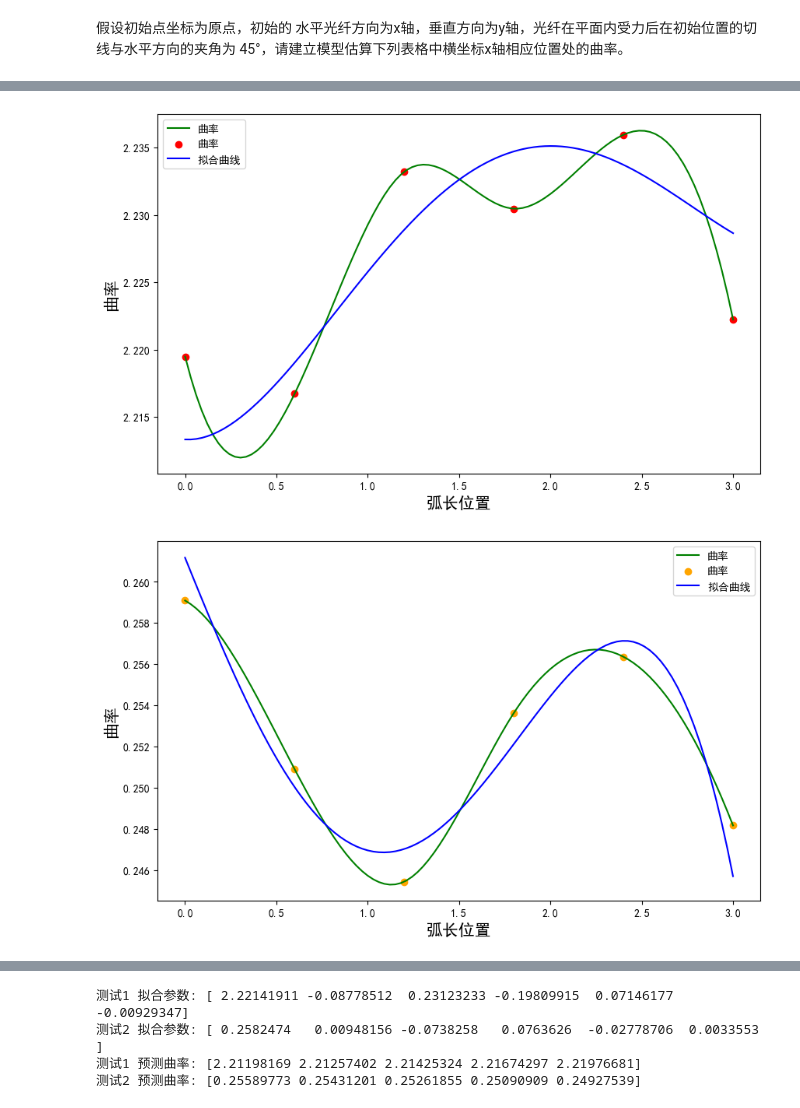
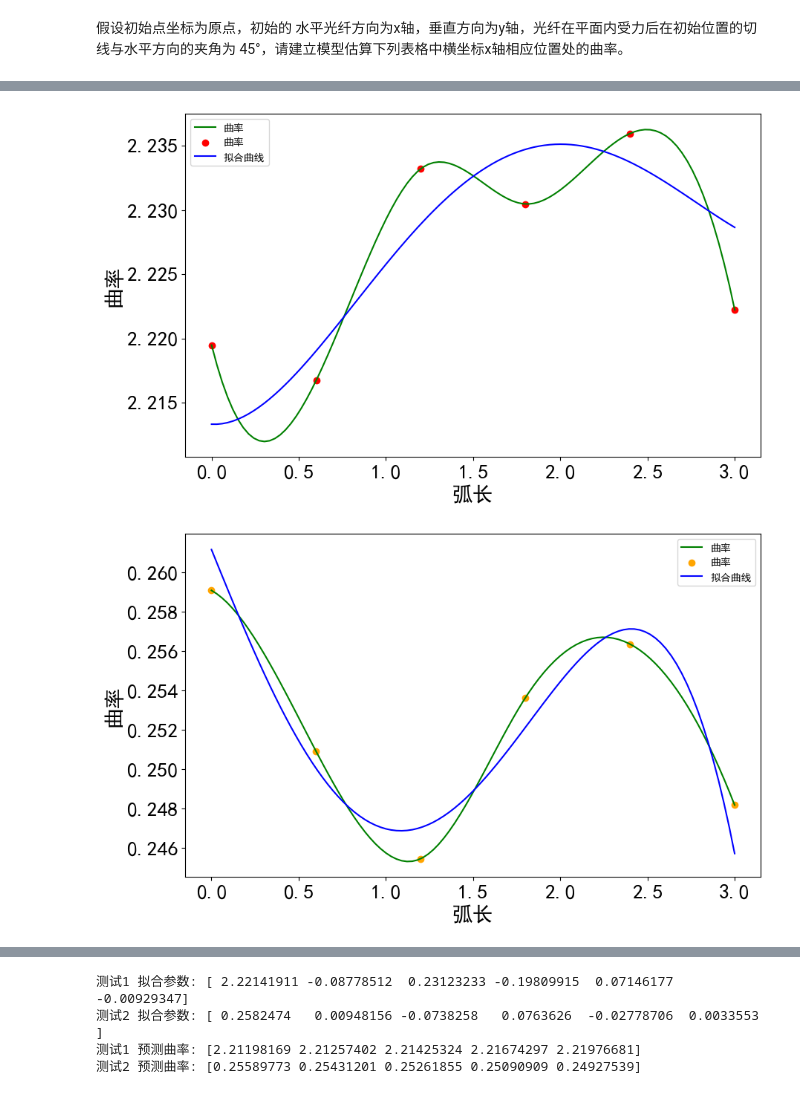
Before and after one commit to JesterHey/2024------, a Jupyter notebook: q1&q2.ipynb, the cells around one changed output, grey strips where cells are left out. Drawn from its saved outputs; the diff is of its cells as text; code cells hidden in the pictures.

```diff
--- a/q1&q2.ipynb
+++ b/q1&q2.ipynb
@@ -132,30 +148,34 @@ plt.show()
 # %%
 
 # 使用四次多项式拟合
 def func(x, a, b, c, d, e):
     return a + b * x + c * x ** 2 + d * x ** 3 + e * x ** 4
 popt1, pcov1 = curve_fit(func, xnew, cs1(xnew))
 popt2, pcov2 = curve_fit(func, xnew, cs2(xnew))
 plt.figure(figsize=(10, 6))
 #plt.title('测试1 位置-曲率关系图')
-plt.xlabel('弧长位置',fontsize=15)
-plt.ylabel('曲率',fontsize=15)
+plt.xlabel('弧长',fontsize=20)
+plt.ylabel('曲率',fontsize=20)
+plt.xticks(fontsize=20)
+plt.yticks(fontsize=20)
 plt.plot(xnew, cs1(xnew), label='曲率',color='green')
 plt.scatter(x_points, k1s,color='red',label='曲率')
 plt.plot(xnew, func(xnew, *popt1), label='拟合曲线',color='blue')
 plt.legend()
 plt.figure(figsize=(10, 6))
 #plt.title('测试2 位置-曲率关系图')
-plt.xlabel('弧长位置',fontsize=15)
-plt.ylabel('曲率',fontsize=15)
+plt.xlabel('弧长',fontsize=20)
+plt.ylabel('曲率',fontsize=20)
+plt.xticks(fontsize=20)
+plt.yticks(fontsize=20)
 plt.plot(xnew, cs2(xnew), label='曲率',color='green')
 plt.scatter(x_points, k2s,color='orange',label='曲率')
 plt.plot(xnew, func(xnew, *popt2), label='拟合曲线',color='blue')
 plt.legend()
 plt.show()
 # %% [output]
-[figure, old version]
+[figure, new version]
-[figure, old version]
+[figure, new version]
 # %%
 
 # 使用五次多项式拟合
```
Also changed, not shown: parts of 7 cells of this notebook, 2 other files.
